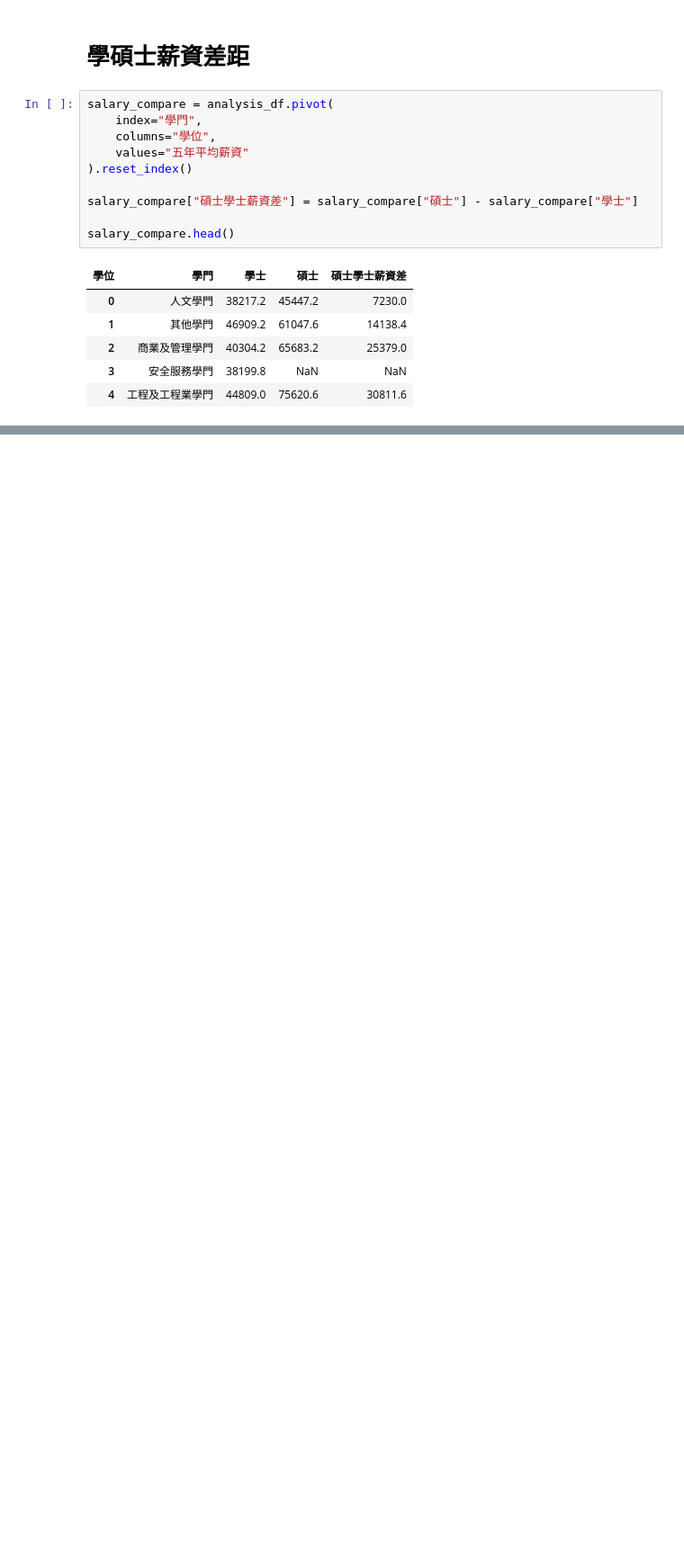
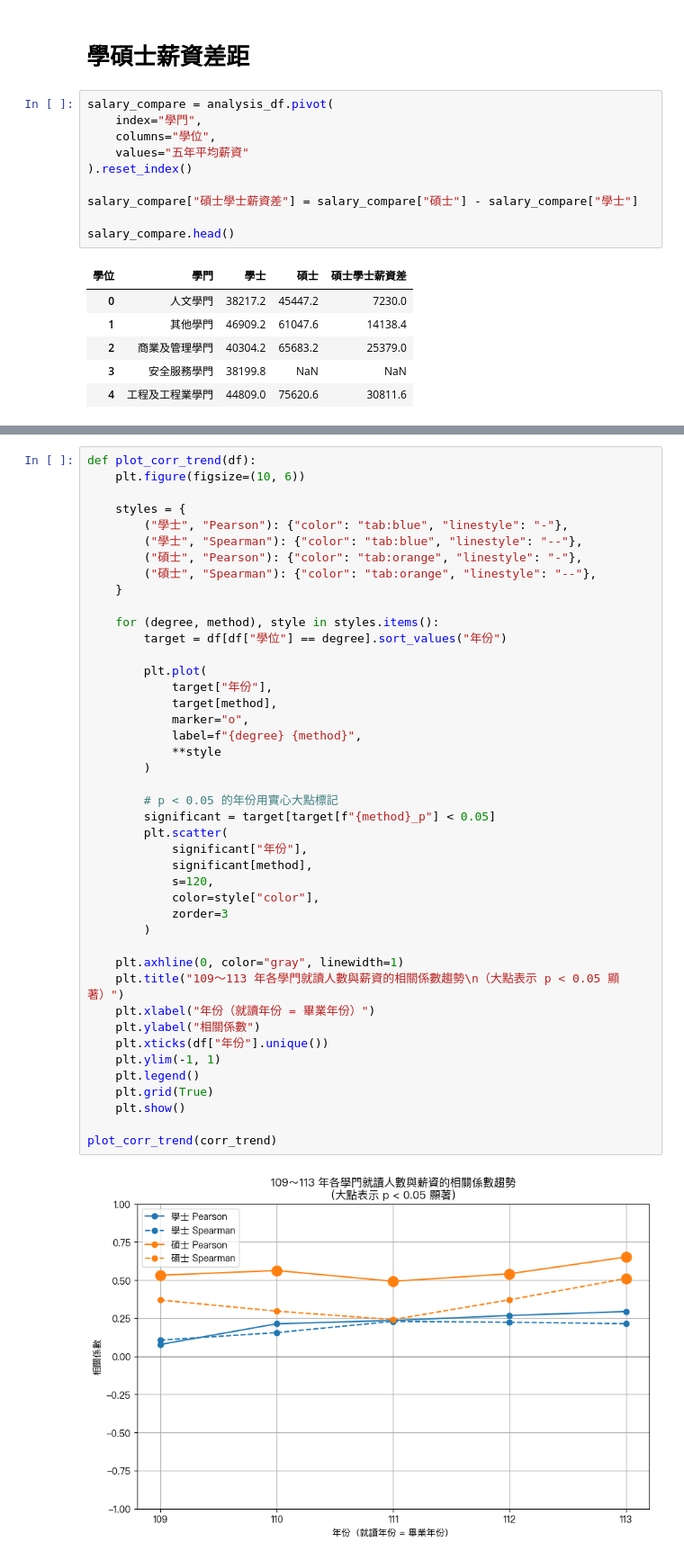
Before and after one commit to ruien0412/2026-DSCI, a Jupyter notebook: DSCI_Data_Analyze.ipynb, the cells around one changed output, grey strips where cells are left out. Shown at 90% size. Drawn from its saved outputs; the diff is of its cells as text; blank space fills up the shorter version.

```diff
--- a/DSCI_Data_Analyze.ipynb
+++ b/DSCI_Data_Analyze.ipynb
@@ -429,0 +534,45 @@ plt.show()
+# %%
+def plot_corr_trend(df):
+    plt.figure(figsize=(10, 6))
+
+    styles = {
+        ("學士", "Pearson"): {"color": "tab:blue", "linestyle": "-"},
+        ("學士", "Spearman"): {"color": "tab:blue", "linestyle": "--"},
+        ("碩士", "Pearson"): {"color": "tab:orange", "linestyle": "-"},
+        ("碩士", "Spearman"): {"color": "tab:orange", "linestyle": "--"},
+    }
+
+    for (degree, method), style in styles.items():
+        target = df[df["學位"] == degree].sort_values("年份")
+
+        plt.plot(
+            target["年份"],
+            target[method],
+            marker="o",
+            label=f"{degree} {method}",
+            **style
+        )
+
+        # p < 0.05 的年份用實心大點標記
+        significant = target[target[f"{method}_p"] < 0.05]
+        plt.scatter(
+            significant["年份"],
+            significant[method],
+            s=120,
+            color=style["color"],
+            zorder=3
+        )
+
+    plt.axhline(0, color="gray", linewidth=1)
+    plt.title("109～113 年各學門就讀人數與薪資的相關係數趨勢\n（大點表示 p < 0.05 顯著）")
+    plt.xlabel("年份（就讀年份 = 畢業年份）")
+    plt.ylabel("相關係數")
+    plt.xticks(df["年份"].unique())
+    plt.ylim(-1, 1)
+    plt.legend()
+    plt.grid(True)
+    plt.show()
+
+plot_corr_trend(corr_trend)
+# %% [output]
+[figure, added]
```
Also changed, not shown: parts of 19 cells of this notebook.
